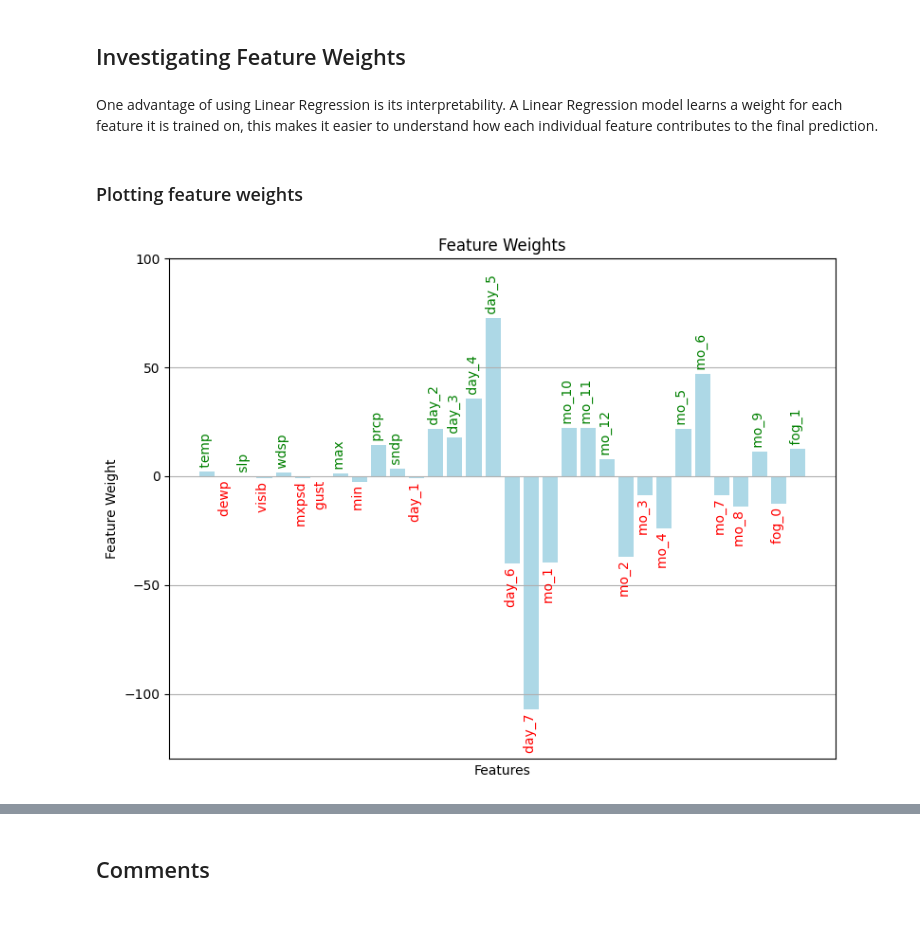
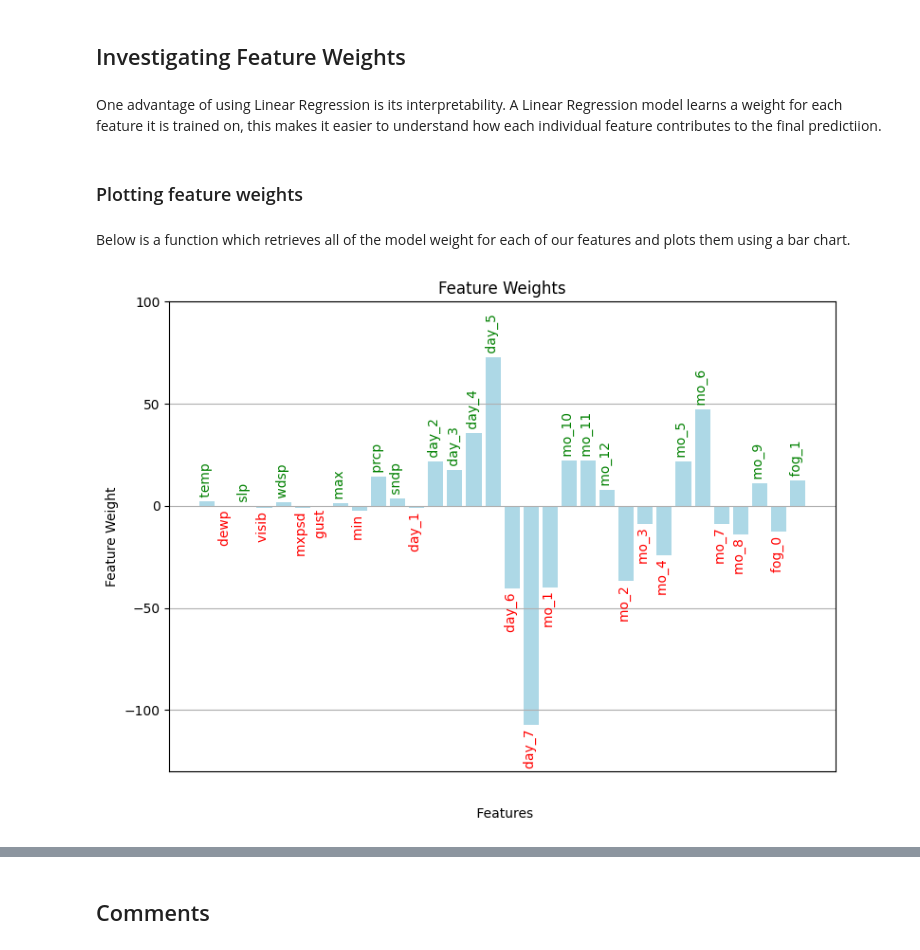
Before and after one commit to niv-en/assignments, a Jupyter notebook: MNA/assignment.ipynb, the cells around one changed output, grey strips where cells are left out. Drawn from its saved outputs; the diff is of its cells as text; code cells hidden in the pictures; blank space fills up the shorter version.

```diff
--- a/MNA/assignment.ipynb
+++ b/MNA/assignment.ipynb
@@ -870,30 +870,34 @@ We can confidently say that our model was able to learn some of the patterns bet
 # %% [markdown]
 ## Investigating Feature Weights
 # %% [markdown]
-One advantage of using Linear Regression is its interpretability. A Linear Regression model learns a weight for each feature it is trained on, this makes it easier to understand how each individual feature contributes to the final prediction.
+One advantage of using Linear Regression is its interpretability. A Linear Regression model learns a weight for each feature it is trained on, this makes it easier to understand how each individual feature contributes to the final predictiion.
 # %% [markdown]
 ### Plotting feature weights
+# %% [markdown]
+Below is a function which retrieves all of the model weight for each of our features and plots them using a bar chart.
 # %%
+#zipping our features and weights together
 feature_weights = dict(zip(X.columns, lr.coef_ ) )
+
 plt.figure(figsize=(8, 6))
 
 plt.bar(np.arange(len(feature_weights)), feature_weights.values(), align = 'edge', color = 'lightblue')
 plt.xticks([])
 # plt.xticks(np.arange(len(feature_weights)) , feature_weights.keys() , rotation = 90 );
 for idx, (key,value) in enumerate(feature_weights.items() ):
     if value > 0:
         plt.text(idx, value, s  = f' {key}', rotation = 90 ,ha = 'left' , va = 'bottom', c = 'green')
     else:
          plt.text(idx, value, s  = f'{key} ', rotation = 90 ,ha = 'left' , va = 'top', c = 'red' )
 
 plt.ylim(-130, 100 )
 plt.grid()
 plt.title('Feature Weights')
-plt.xlabel('Features')
+plt.xlabel('\n\n Features')
 plt.ylabel('Feature Weight')
 plt.tight_layout()
 # %% [output]
-[figure, old version]
+[figure, new version]
 # %% [markdown]
 Each model weight provides information on the importance of each feature to the model which can be gauged by the magnitude of its weight, as well as the direction of correlation which is determined by the sign of the weight.
 
```
Also changed, not shown: parts of 36 cells of this notebook.
